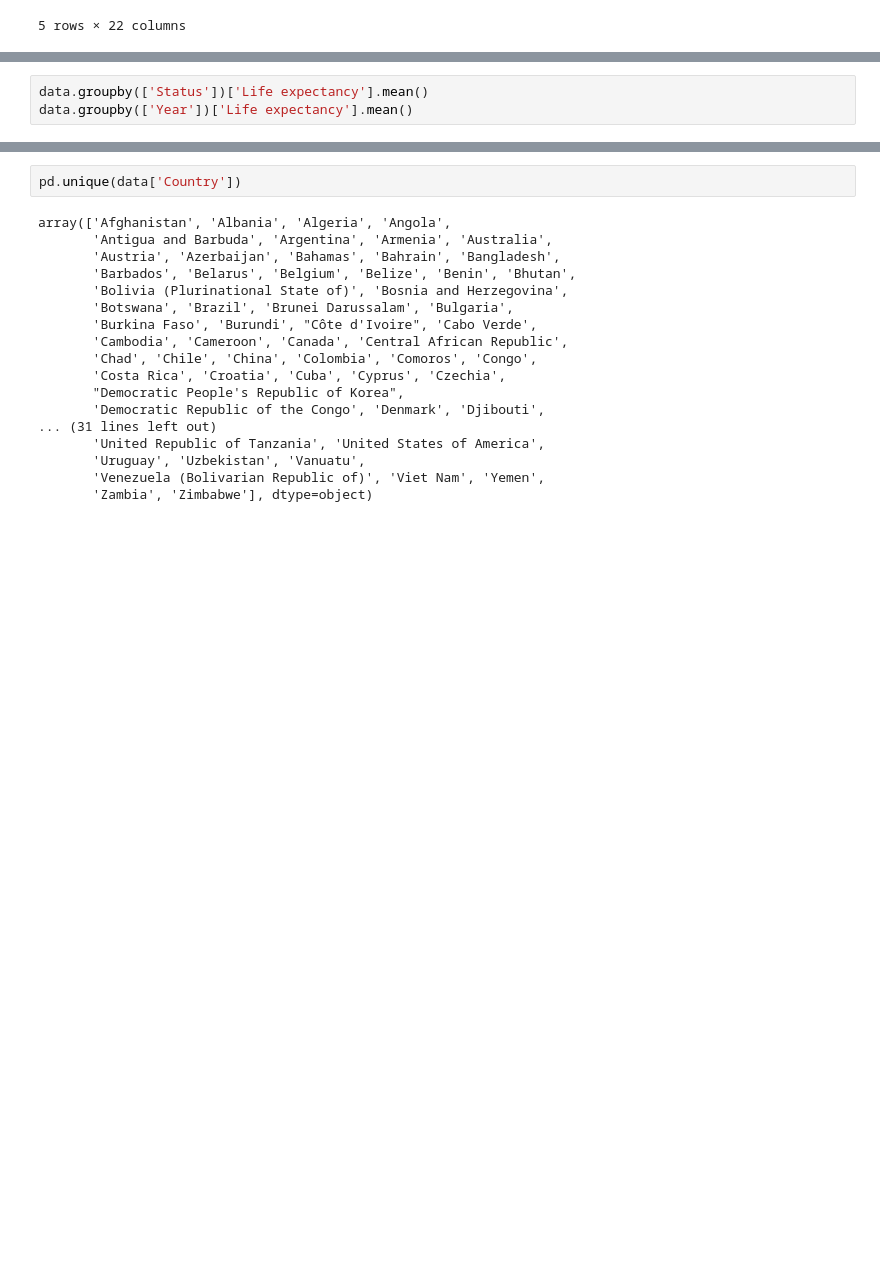
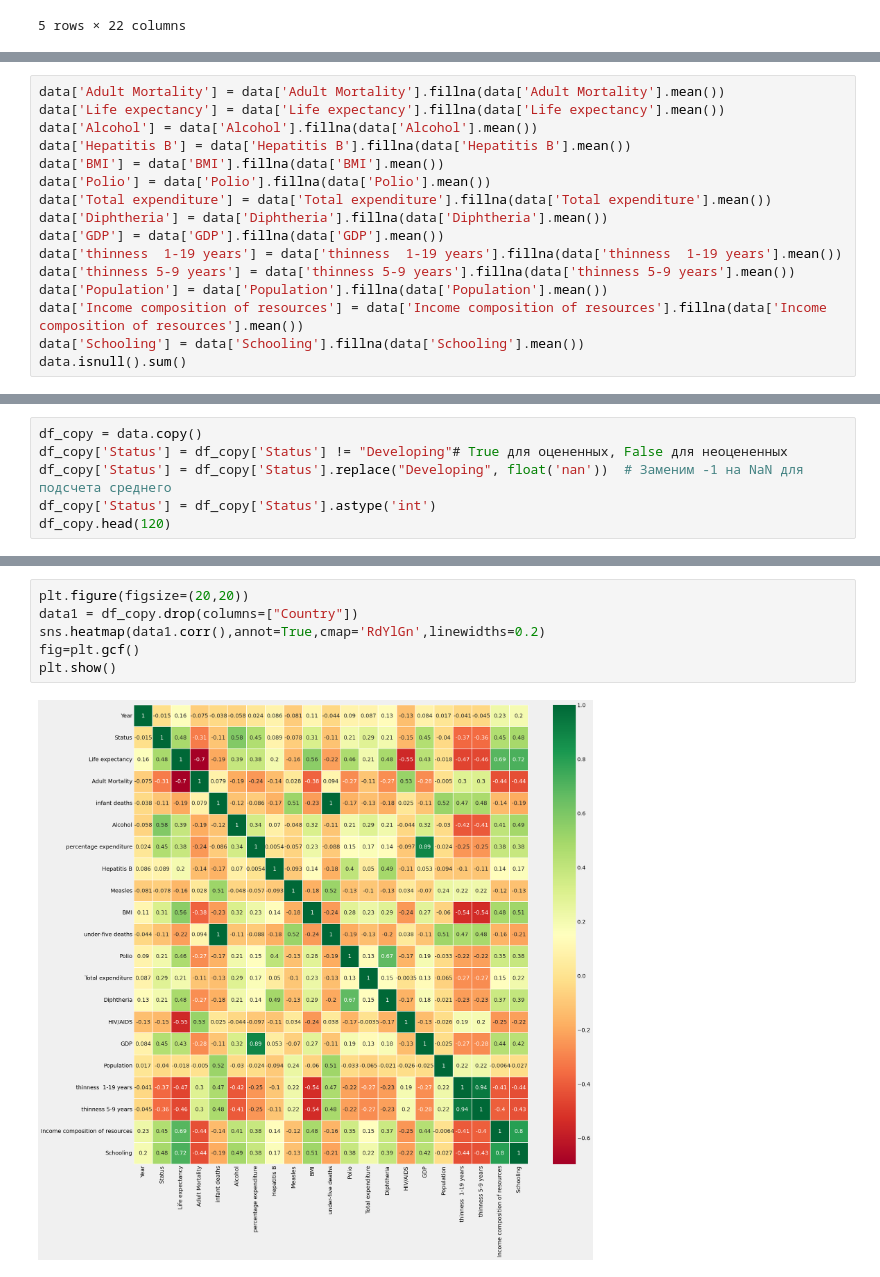
Before and after one commit to LlirikOknessu/tpu-8e22-ML-course, a Jupyter notebook: Shtefan/Untitled.ipynb, the cells around one changed output, grey strips where cells are left out. Cells and saved outputs as stored; diff of their text form; blank space fills up the shorter version.

Commit message:
Set data set

```diff
--- a/Shtefan/Untitled.ipynb
+++ b/Shtefan/Untitled.ipynb
@@ -38,6 +40,19 @@ Income composition of resources    155
 Schooling                          151
 dtype: int64
 # %%
-data.groupby(['Status'])['Life expectancy'].mean()
-data.groupby(['Year'])['Life expectancy'].mean()
+data['Adult Mortality'] = data['Adult Mortality'].fillna(data['Adult Mortality'].mean())
+data['Life expectancy'] = data['Life expectancy'].fillna(data['Life expectancy'].mean())
+data['Alcohol'] = data['Alcohol'].fillna(data['Alcohol'].mean())
+data['Hepatitis B'] = data['Hepatitis B'].fillna(data['Hepatitis B'].mean())
+data['BMI'] = data['BMI'].fillna(data['BMI'].mean())
+data['Polio'] = data['Polio'].fillna(data['Polio'].mean())
+data['Total expenditure'] = data['Total expenditure'].fillna(data['Total expenditure'].mean())
+data['Diphtheria'] = data['Diphtheria'].fillna(data['Diphtheria'].mean())
+data['GDP'] = data['GDP'].fillna(data['GDP'].mean())
+data['thinness  1-19 years'] = data['thinness  1-19 years'].fillna(data['thinness  1-19 years'].mean())
+data['thinness 5-9 years'] = data['thinness 5-9 years'].fillna(data['thinness 5-9 years'].mean())
+data['Population'] = data['Population'].fillna(data['Population'].mean())
+data['Income composition of resources'] = data['Income composition of resources'].fillna(data['Income composition of resources'].mean())
+data['Schooling'] = data['Schooling'].fillna(data['Schooling'].mean())
+data.isnull().sum()
 # %% [output]
@@ -67,0 +76,6 @@ TypeError: Axes.bar() missing 1 required positional argument: 'height'
+# %%
+df_copy = data.copy()
+df_copy['Status'] = df_copy['Status'] != "Developing"# True для оцененных, False для неоцененных
+df_copy['Status'] = df_copy['Status'].replace("Developing", float('nan'))  # Заменим -1 на NaN для подсчета среднего
+df_copy['Status'] = df_copy['Status'].astype('int')
+df_copy.head(120)
@@ -68,20 +96,8 @@ TypeError: Axes.bar() missing 1 required positional argument: 'height'
 # %%
-pd.unique(data['Country'])
+plt.figure(figsize=(20,20))
+data1 = df_copy.drop(columns=["Country"])
+sns.heatmap(data1.corr(),annot=True,cmap='RdYlGn',linewidths=0.2)
+fig=plt.gcf()
+plt.show()
 # %% [output]
-array(['Afghanistan', 'Albania', 'Algeria', 'Angola',
-       'Antigua and Barbuda', 'Argentina', 'Armenia', 'Australia',
-       'Austria', 'Azerbaijan', 'Bahamas', 'Bahrain', 'Bangladesh',
-       'Barbados', 'Belarus', 'Belgium', 'Belize', 'Benin', 'Bhutan',
-       'Bolivia (Plurinational State of)', 'Bosnia and Herzegovina',
-       'Botswana', 'Brazil', 'Brunei Darussalam', 'Bulgaria',
-       'Burkina Faso', 'Burundi', "Côte d'Ivoire", 'Cabo Verde',
-       'Cambodia', 'Cameroon', 'Canada', 'Central African Republic',
-       'Chad', 'Chile', 'China', 'Colombia', 'Comoros', 'Congo',
-       'Costa Rica', 'Croatia', 'Cuba', 'Cyprus', 'Czechia',
-       "Democratic People's Republic of Korea",
-       'Democratic Republic of the Congo', 'Denmark', 'Djibouti',
-... (31 lines left out)
-       'United Republic of Tanzania', 'United States of America',
-       'Uruguay', 'Uzbekistan', 'Vanuatu',
-       'Venezuela (Bolivarian Republic of)', 'Viet Nam', 'Yemen',
-       'Zambia', 'Zimbabwe'], dtype=object)
+[figure, added]
```
Also changed, not shown: parts of 19 cells of this notebook, 1 other file.
